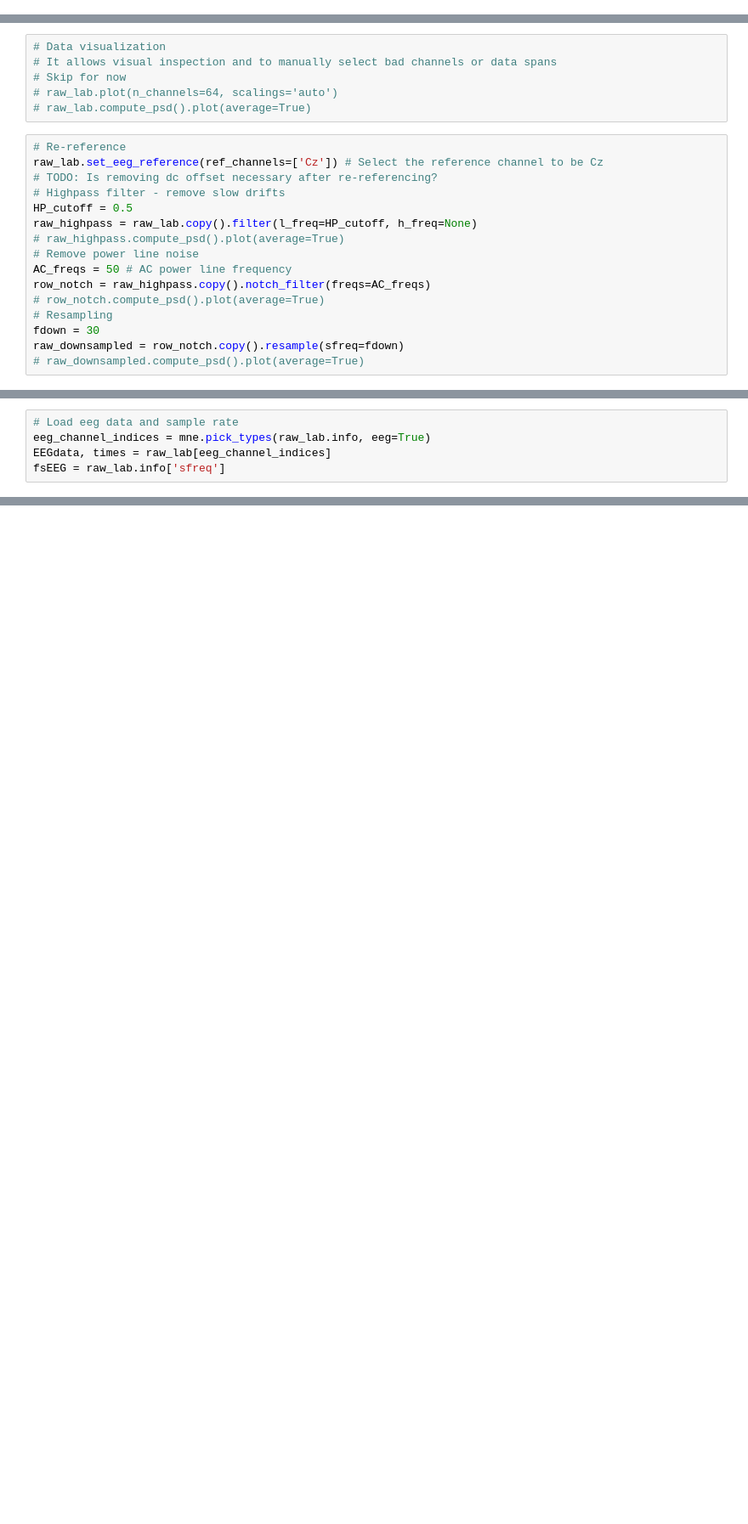
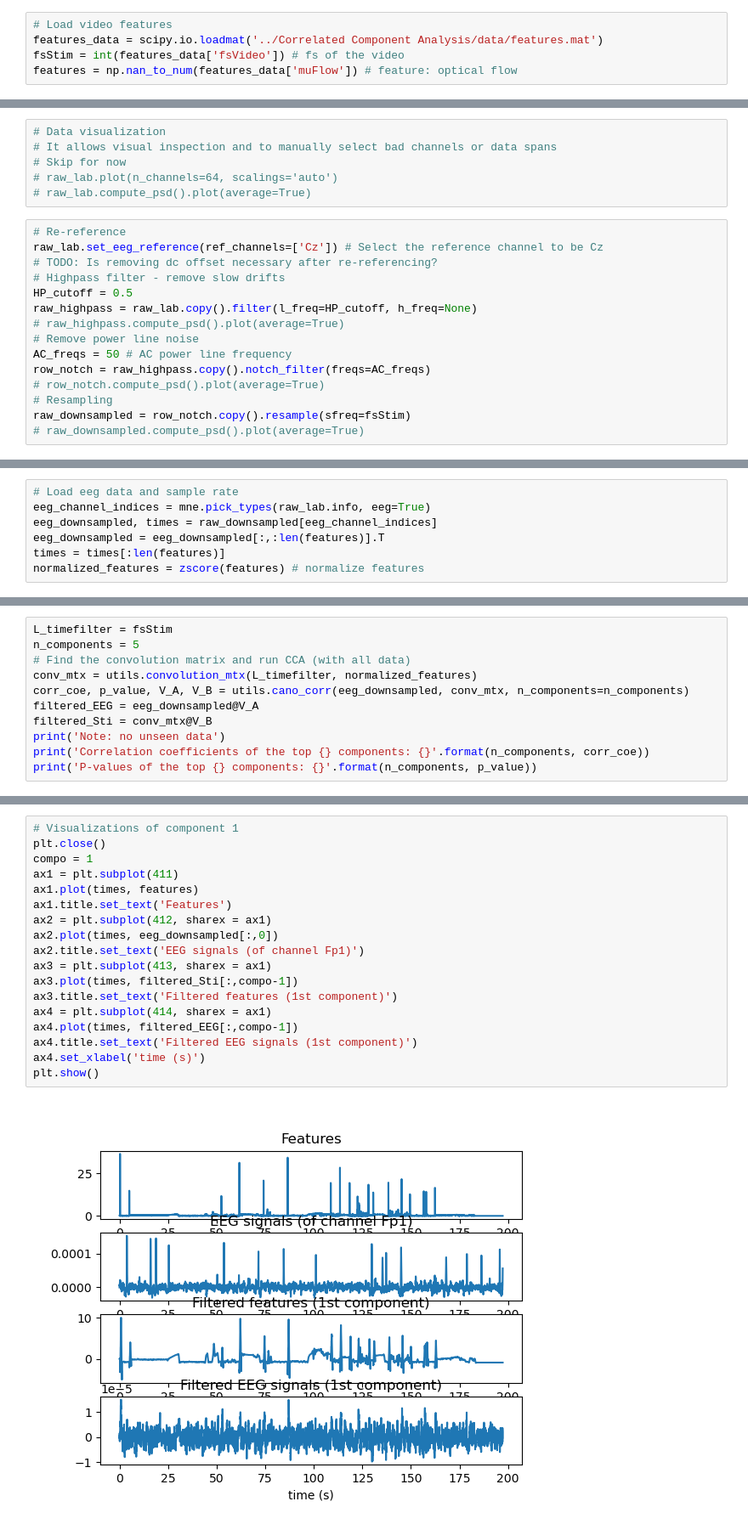
Before and after one commit to YYao-42/Identifying-Temporal-Correlations-Between-Natural-Single-shot-Videos-and-EEG-Signals, a Jupyter notebook: mne.ipynb, the cells around one changed output, grey strips where cells are left out. Shown: that part at 85% size. Saved outputs shown, nothing was run; the diff lists cells and outputs as text; blank space fills up the shorter version.

```diff
--- a/mne.ipynb
+++ b/mne.ipynb
@@ -6,3 +15,8 @@ import matplotlib.pyplot as plt
+# %%
+# Load video features
+features_data = scipy.io.loadmat('../Correlated Component Analysis/data/features.mat')
+fsStim = int(features_data['fsVideo']) # fs of the video
+features = np.nan_to_num(features_data['muFlow']) # feature: optical flow
 # %%
 # Load EEGLAB dataset and revise dataset info
 eeglab_set = '../../Experiments/data/AS/Parra.set'
@@ -47,8 +62,7 @@ AC_freqs = 50 # AC power line frequency
 row_notch = raw_highpass.copy().notch_filter(freqs=AC_freqs)
 # row_notch.compute_psd().plot(average=True)
 # Resampling
-fdown = 30
-raw_downsampled = row_notch.copy().resample(sfreq=fdown)
+raw_downsampled = row_notch.copy().resample(sfreq=fsStim)
 # raw_downsampled.compute_psd().plot(average=True)
 # %% [output]
 EEG channel type selected for re-referencing
@@ -83,5 +105,7 @@ Designing a one-pass, zero-phase, non-causal highpass filter:
 # %%
 # Load eeg data and sample rate
 eeg_channel_indices = mne.pick_types(raw_lab.info, eeg=True)
-EEGdata, times = raw_lab[eeg_channel_indices]
-fsEEG = raw_lab.info['sfreq']
+eeg_downsampled, times = raw_downsampled[eeg_channel_indices]
+eeg_downsampled = eeg_downsampled[:,:len(features)].T
+times = times[:len(features)]
+normalized_features = zscore(features) # normalize features
@@ -87,0 +116,11 @@ fsEEG = raw_lab.info['sfreq']
+# %%
+L_timefilter = fsStim
+n_components = 5
+# Find the convolution matrix and run CCA (with all data)
+conv_mtx = utils.convolution_mtx(L_timefilter, normalized_features)
+corr_coe, p_value, V_A, V_B = utils.cano_corr(eeg_downsampled, conv_mtx, n_components=n_components)
+filtered_EEG = eeg_downsampled@V_A
+filtered_Sti = conv_mtx@V_B
+print('Note: no unseen data')
+print('Correlation coefficients of the top {} components: {}'.format(n_components, corr_coe))
+print('P-values of the top {} components: {}'.format(n_components, p_value))
@@ -87,0 +148,20 @@ fsEEG = raw_lab.info['sfreq']
+# %%
+# Visualizations of component 1
+plt.close()
+compo = 1
+ax1 = plt.subplot(411)
+ax1.plot(times, features)
+ax1.title.set_text('Features')
+ax2 = plt.subplot(412, sharex = ax1)
+ax2.plot(times, eeg_downsampled[:,0])
+ax2.title.set_text('EEG signals (of channel Fp1)')
+ax3 = plt.subplot(413, sharex = ax1)
+ax3.plot(times, filtered_Sti[:,compo-1])
+ax3.title.set_text('Filtered features (1st component)')
+ax4 = plt.subplot(414, sharex = ax1)
+ax4.plot(times, filtered_EEG[:,compo-1])
+ax4.title.set_text('Filtered EEG signals (1st component)')
+ax4.set_xlabel('time (s)')
+plt.show()
+# %% [output]
+[figure, added]
```
Also changed, not shown: parts of 14 cells of this notebook.
